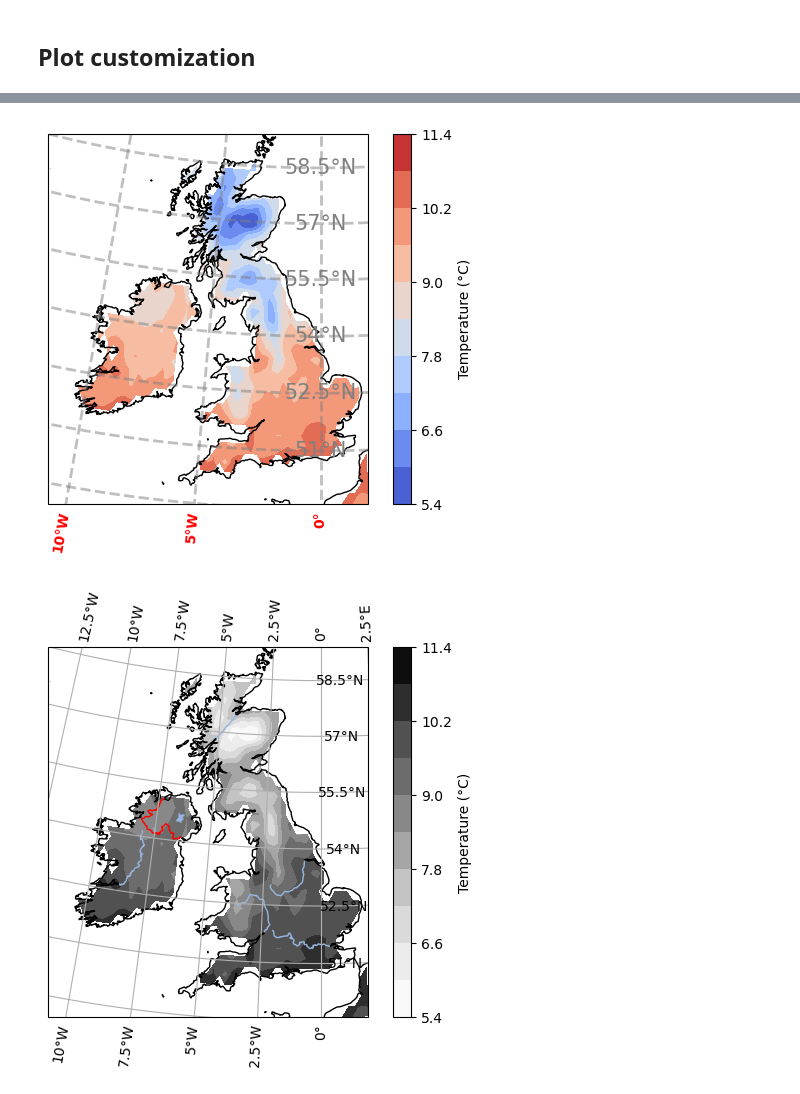
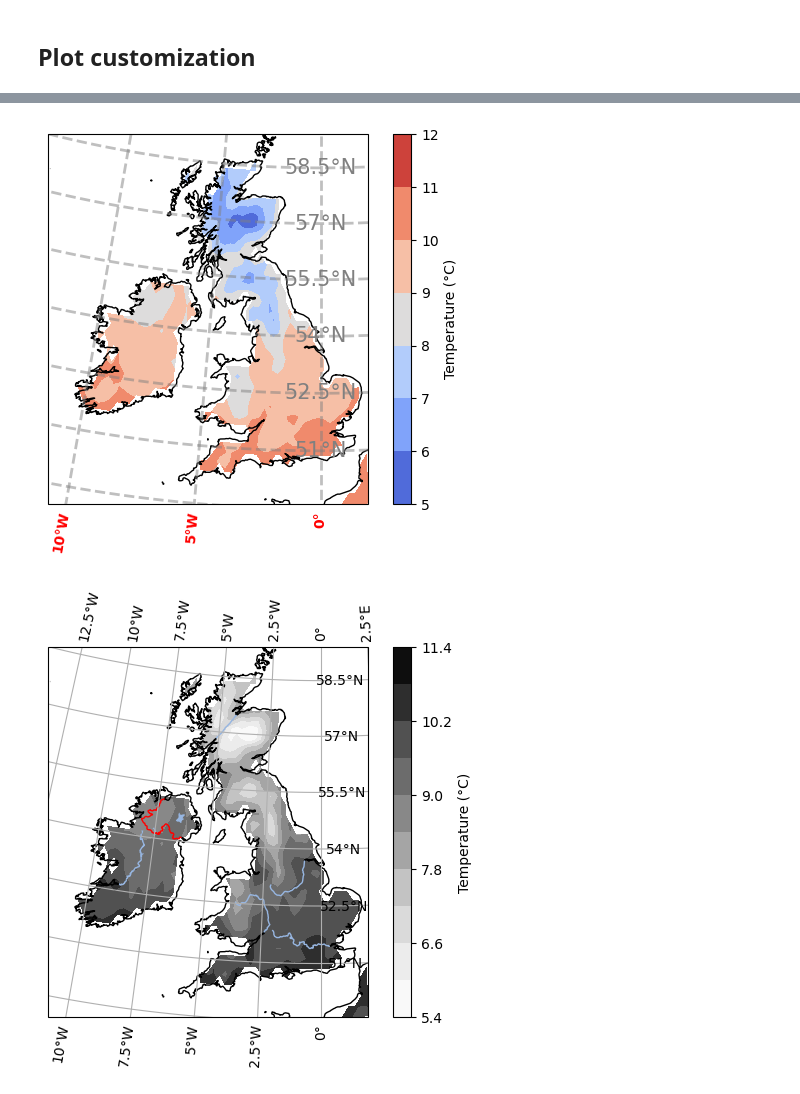
Before and after one commit to bobbyantonio/iecdt_environmental_data_analysis, a Jupyter notebook: course_notebooks/plot/maps.ipynb, the cells around one changed output, grey strips where cells are left out. Saved outputs shown, nothing was run; the diff lists cells and outputs as text; code cells hidden in the pictures.

```diff
--- a/course_notebooks/plot/maps.ipynb
+++ b/course_notebooks/plot/maps.ipynb
@@ -7,7 +7,7 @@ import numpy as np
 import xarray as xr
 # %%
 # Open our dataset
-ds = xr.open_dataset("../data_samples/netcdf/E-OBS/UK_monthly.nc")
+ds = xr.open_dataset("../../data_samples/netcdf/E-OBS/UK_monthly.nc")
 
 # Compute the climatology
 climato = ds.mean("time")
@@ -166,38 +185,38 @@ plt.show()
 # %%
-# Further customization of the gridlines
+# Gridlines customizations (cartopy)
 import matplotlib.ticker as mticker
 
 ## Setup the figure
 fig = plt.figure()
 ax = plt.axes(projection = ccrs.NorthPolarStereo())
 
 ## Add the graphics
 p = ax.contourf(climato.longitude, climato.latitude, climato.tg,
                   transform = ccrs.PlateCarree(),
                   cmap = "coolwarm",
-                    levels = 10
+                levels = 6, vmin = 5, vmax = 12, # With countourf, you can use norm, or simply specify the number of levels and boundaries
                  )
 
 ## Add colorbar
 plt.colorbar(p,
              label = "Temperature (°C)",
             )
 
 ## cartopy customization
 ax.coastlines()
 gl = ax.gridlines(crs=ccrs.PlateCarree(), draw_labels=True,
                   linewidth=2, color='gray', alpha=0.5, linestyle='--', # Customize gridlines style
                  )
 gl.top_labels = False # Hide longitude labels on top
 gl.left_labels = False # Hide latitude labels on the left
 gl.xlocator = mticker.FixedLocator([-10, -5, 0]) # Set position of longitude labels
 gl.ylabel_style = {'size': 15, 'color': 'gray'} # Change the style of latitude labels
 gl.xlabel_style = {'color': 'red', 'weight': 'bold'} # Change the style of longitude labels
 
 ## Show
 plt.show()
 # %% [output]
-[figure, old version]
+[figure, new version]
 # %%
 # Add pre-defined features
 import cartopy.feature as cfeature
```
Also changed, not shown: parts of 9 cells of this notebook, 2 other files.
